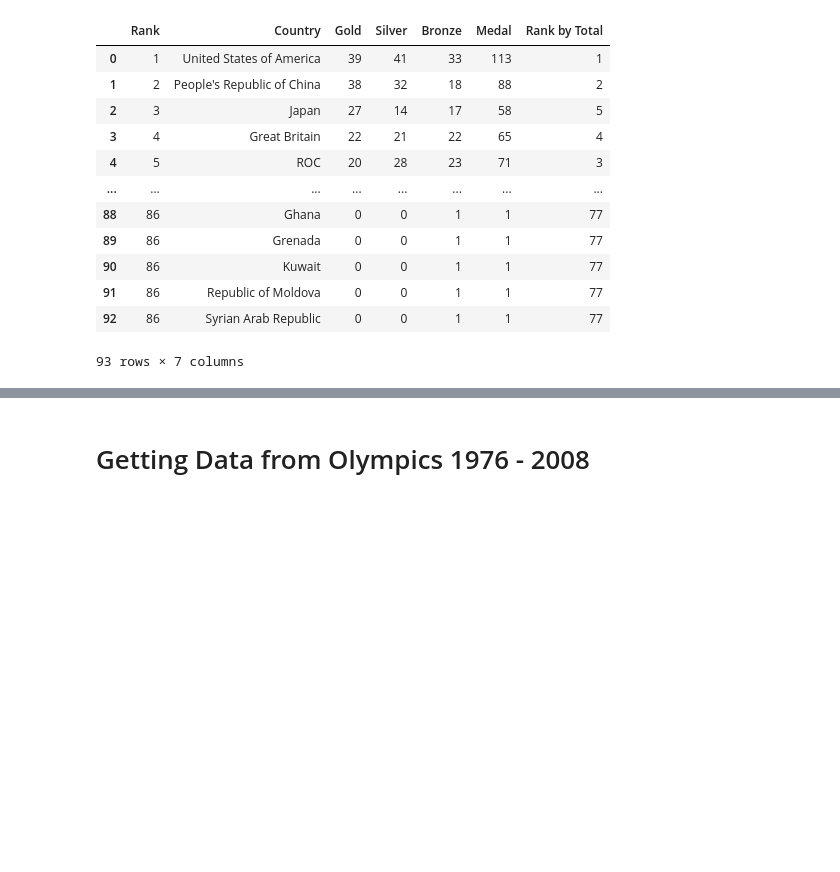
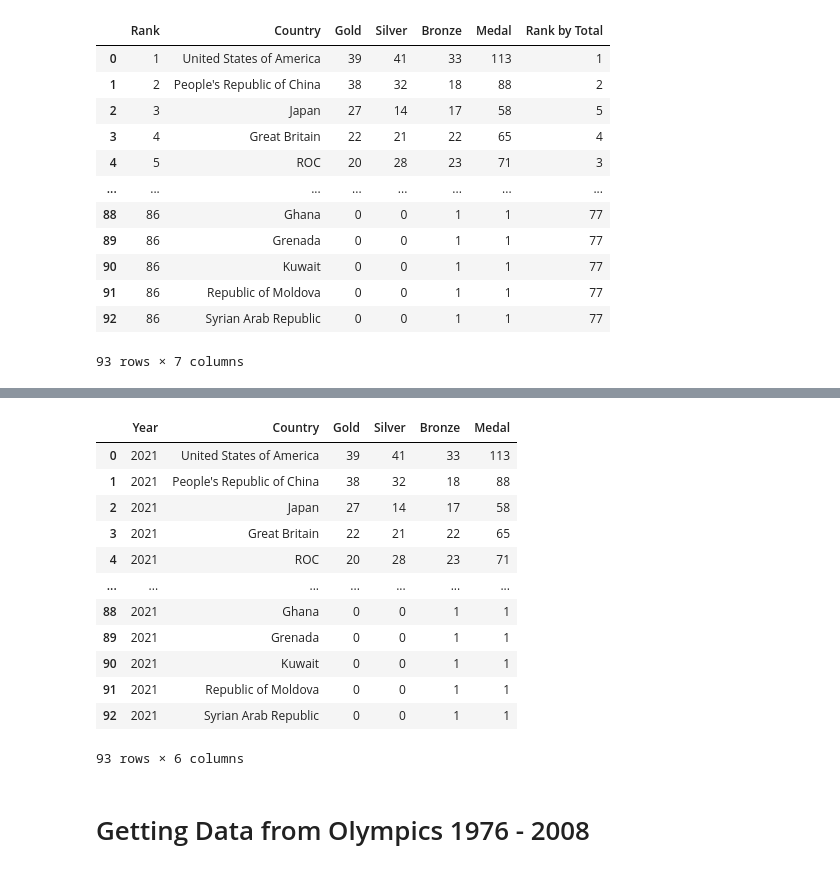
Before and after one commit to sammyschapps87/Data_Olympics, a Jupyter notebook: Notebooks/Medal_Winners.ipynb, the cells around one changed output, grey strips where cells are left out. Drawn from its saved outputs; the diff is of its cells as text; code cells hidden in the pictures; blank space fills up the shorter version.

```diff
--- a/Notebooks/Medal_Winners.ipynb
+++ b/Notebooks/Medal_Winners.ipynb
@@ -30,3 +49,21 @@ First_medals.head()
+# %%
+tokyo_medals = First_medals[['Year','Country', 'Gold','Silver','Bronze', 'Medal']]
+tokyo_medals.reset_index(drop=True, inplace=True)
+tokyo_medals
+# %% [output]
+|  | Year | Country | Gold | Silver | Bronze | Medal |
+| 0 | 2021 | United States of America | 39 | 41 | 33 | 113 |
+| 1 | 2021 | People's Republic of China | 38 | 32 | 18 | 88 |
+| 2 | 2021 | Japan | 27 | 14 | 17 | 58 |
+| 3 | 2021 | Great Britain | 22 | 21 | 22 | 65 |
+| 4 | 2021 | ROC | 20 | 28 | 23 | 71 |
+| ... | ... | ... | ... | ... | ... | ... |
+| 88 | 2021 | Ghana | 0 | 0 | 1 | 1 |
+| 89 | 2021 | Grenada | 0 | 0 | 1 | 1 |
+| 90 | 2021 | Kuwait | 0 | 0 | 1 | 1 |
+| 91 | 2021 | Republic of Moldova | 0 | 0 | 1 | 1 |
+| 92 | 2021 | Syrian Arab Republic | 0 | 0 | 1 | 1 |
+93 rows × 6 columns
 # %% [markdown]
 # Getting Data from Olympics 1976 - 2008
 # %%
```
Also changed, not shown: parts of 13 cells of this notebook.
